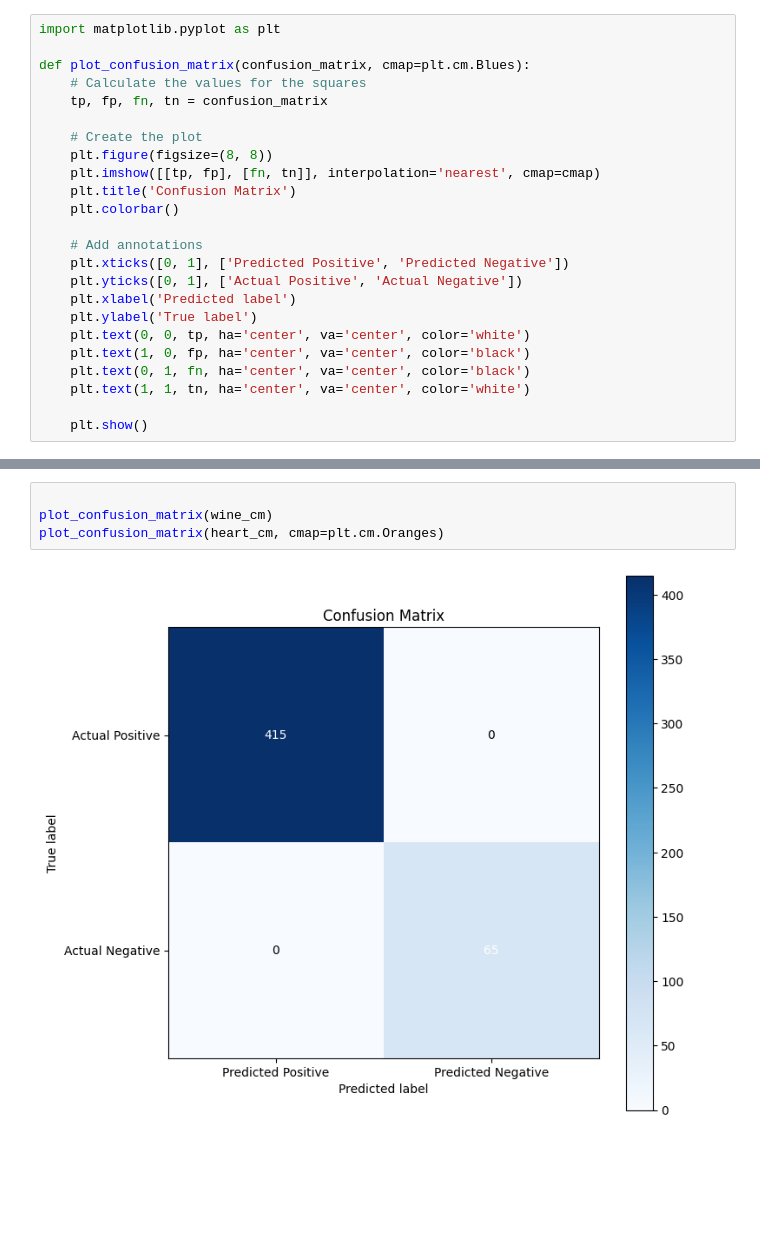
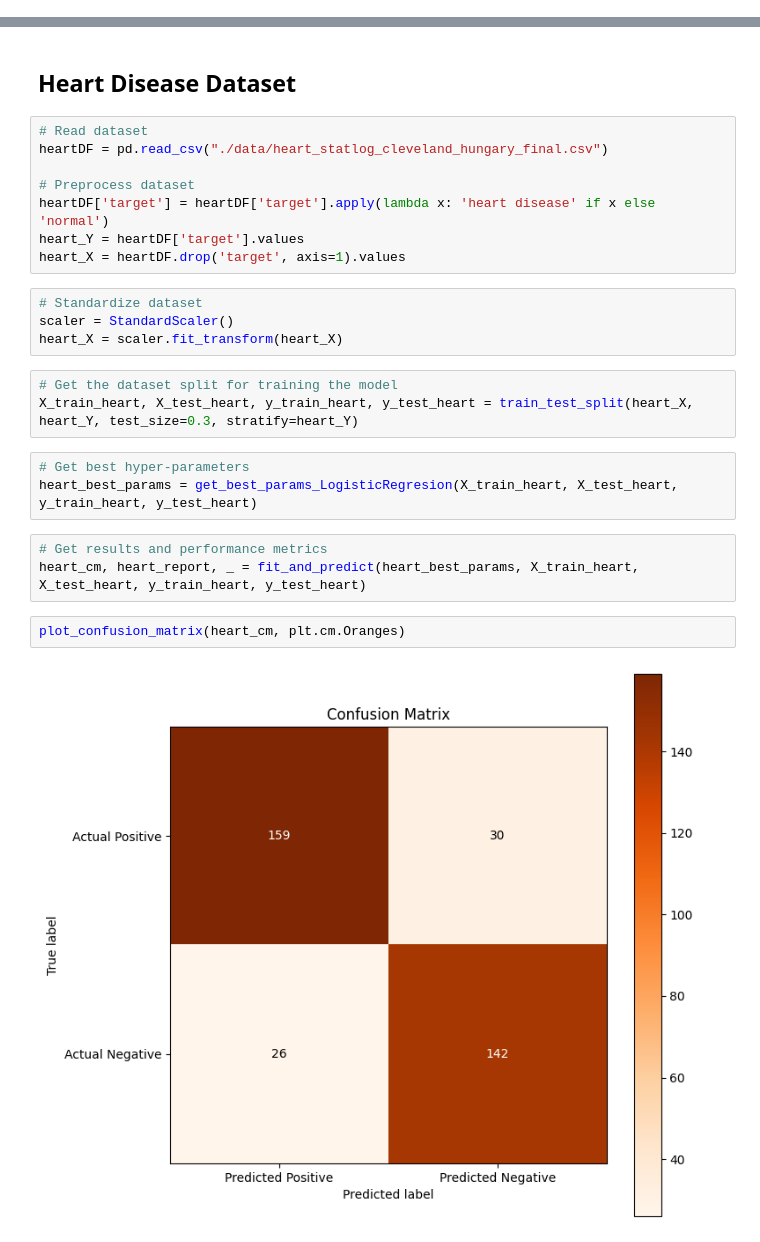
Before and after one commit to arielarevalo/ci0148, a Jupyter notebook: proyecto_1/regresion_logistica.ipynb, the cells around one changed output, grey strips where cells are left out. Drawn from its saved outputs; the diff is of its cells as text; blank space fills up the shorter version.

```diff
--- a/proyecto_1/regresion_logistica.ipynb
+++ b/proyecto_1/regresion_logistica.ipynb
@@ -95,25 +112 @@ def fit_and_predict(hyperparameters, X_train, X_test, y_train, y_test, count=5):
-# %%
-import matplotlib.pyplot as plt
-
-def plot_confusion_matrix(confusion_matrix, cmap=plt.cm.Blues):
-    # Calculate the values for the squares
-    tp, fp, fn, tn = confusion_matrix
-
-    # Create the plot
-    plt.figure(figsize=(8, 8))
-    plt.imshow([[tp, fp], [fn, tn]], interpolation='nearest', cmap=cmap)
-    plt.title('Confusion Matrix')
-    plt.colorbar()
-
-    # Add annotations
-    plt.xticks([0, 1], ['Predicted Positive', 'Predicted Negative'])
-    plt.yticks([0, 1], ['Actual Positive', 'Actual Negative'])
-    plt.xlabel('Predicted label')
-    plt.ylabel('True label')
-    plt.text(0, 0, tp, ha='center', va='center', color='white')
-    plt.text(1, 0, fp, ha='center', va='center', color='black')
-    plt.text(0, 1, fn, ha='center', va='center', color='black')
-    plt.text(1, 1, tn, ha='center', va='center', color='white')
-
-    plt.show()
 # %%
@@ -127,6 +122,27 @@ heart_cm, heart_report, _ = fit_and_predict(heart_best_params, X_train_heart, X_
+# %% [markdown]
+## Heart Disease Dataset
+# %%
+# Read dataset
+heartDF = pd.read_csv("./data/heart_statlog_cleveland_hungary_final.csv")
+
+# Preprocess dataset
+heartDF['target'] = heartDF['target'].apply(lambda x: 'heart disease' if x else 'normal')
+heart_Y = heartDF['target'].values
+heart_X = heartDF.drop('target', axis=1).values
+# %%
+# Standardize dataset
+scaler = StandardScaler()
+heart_X = scaler.fit_transform(heart_X)
+# %%
+# Get the dataset split for training the model
+X_train_heart, X_test_heart, y_train_heart, y_test_heart = train_test_split(heart_X, heart_Y, test_size=0.3, stratify=heart_Y)
+# %%
+# Get best hyper-parameters
+heart_best_params = get_best_params_LogisticRegresion(X_train_heart, X_test_heart, y_train_heart, y_test_heart)
+# %%
+# Get results and performance metrics
+heart_cm, heart_report, _ = fit_and_predict(heart_best_params, X_train_heart, X_test_heart, y_train_heart, y_test_heart)
 # %%
-
-plot_confusion_matrix(wine_cm)
-plot_confusion_matrix(heart_cm, cmap=plt.cm.Oranges)
+plot_confusion_matrix(heart_cm, plt.cm.Oranges)
 # %% [output]
-[figure, old version]
+[figure, new version]
```
Also changed, not shown: parts of 15 cells of this notebook.
